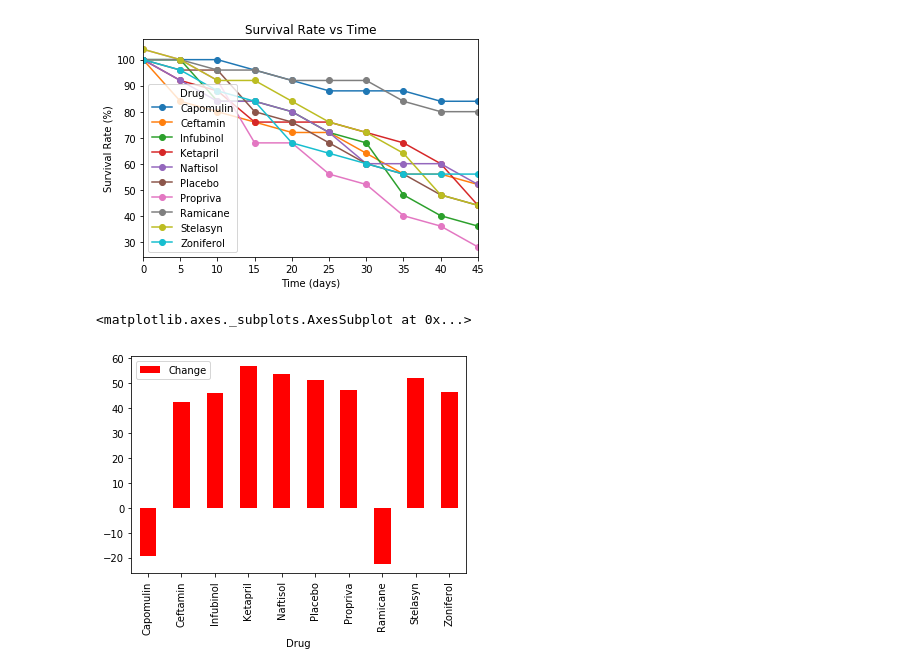
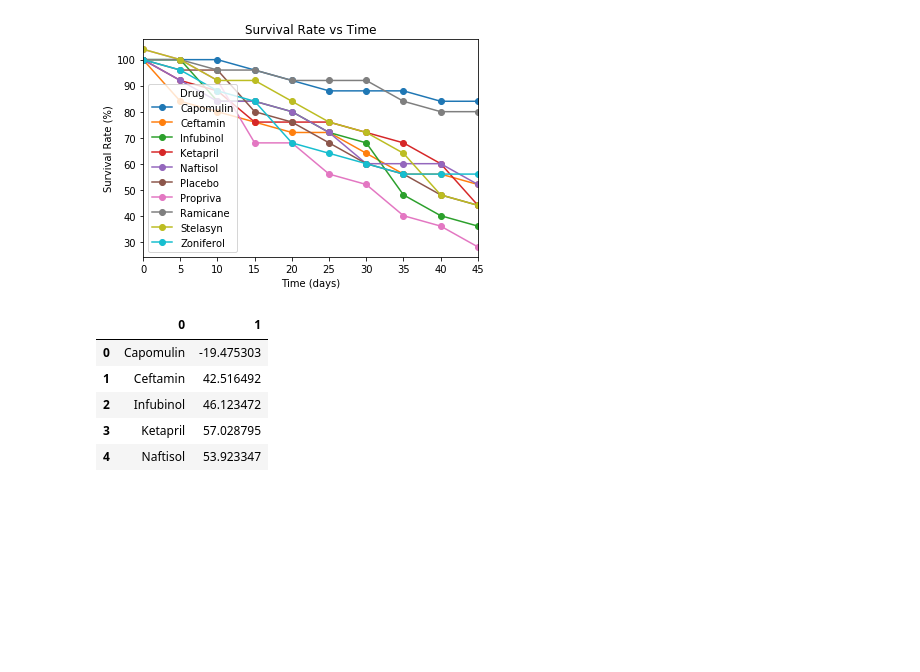
Before and after one commit to blake2323/Pyma-Pharm, a Jupyter notebook: Pyma Analysis.ipynb, the cells around one changed output. Drawn from its saved outputs; the diff is of its cells as text; code cells hidden in the pictures; blank space fills up the shorter version.

```diff
--- a/Pyma Analysis.ipynb
+++ b/Pyma Analysis.ipynb
@@ -185,27 +182,35 @@ plt.ylabel("Survival Rate (%)")
 Text(0, 0.5, 'Survival Rate (%)')
 [figure]
 # %%
-#A6
-
 #Creating a bar graph that compares the total % tumor volume change for each drug across the full 45 days
 
 #Create a copy of earlier dataframe; "tumor vol vs timepoint" for each drug
 tumor_vol_df = grouped_data_vol_df
 tumor_vol_df.head(20)
 
 #We only want final volumes (at timepoint=45)
 final_tumor_vol_df = tumor_vol_df.loc[tumor_vol_df['Timepoint'] == 45]
 final_tumor_vol_df.head(10)
 
 #initial volume of all tumors is 45
 initial_vol = 45
 
 #Calculate percentage change of tumor vol and store output in new column named 'Change'
 final_tumor_vol_df['Change'] = (final_tumor_vol_df['Tumor Volume (mm3)']-initial_vol)/initial_vol*100
 final_tumor_vol_df
+final_tumor_vol_df.head()
 
-#plot bar graph
-final_tumor_vol_df.plot(kind='bar', x='Drug', y='Change', color = 'red')
+#locate values of %change in vol
+change_list = final_tumor_vol_df.loc[:, 'Change']
+
+#create list with only drug names and corresponding %change
+final_change_list = list(zip(drug_list, change_list.values))
+final_change_list_df = pd.DataFrame(final_change_list)
+final_change_list_df.head()
 # %% [output]
-<matplotlib.axes._subplots.AxesSubplot at 0x...>
-[figure, removed]
+|  | 0 | 1 |
+| 0 | Capomulin | -19.475303 |
+| 1 | Ceftamin | 42.516492 |
+| 2 | Infubinol | 46.123472 |
+| 3 | Ketapril | 57.028795 |
+| 4 | Naftisol | 53.923347 |
```
Also changed, not shown: parts of 8 cells of this notebook, 1 other file.
